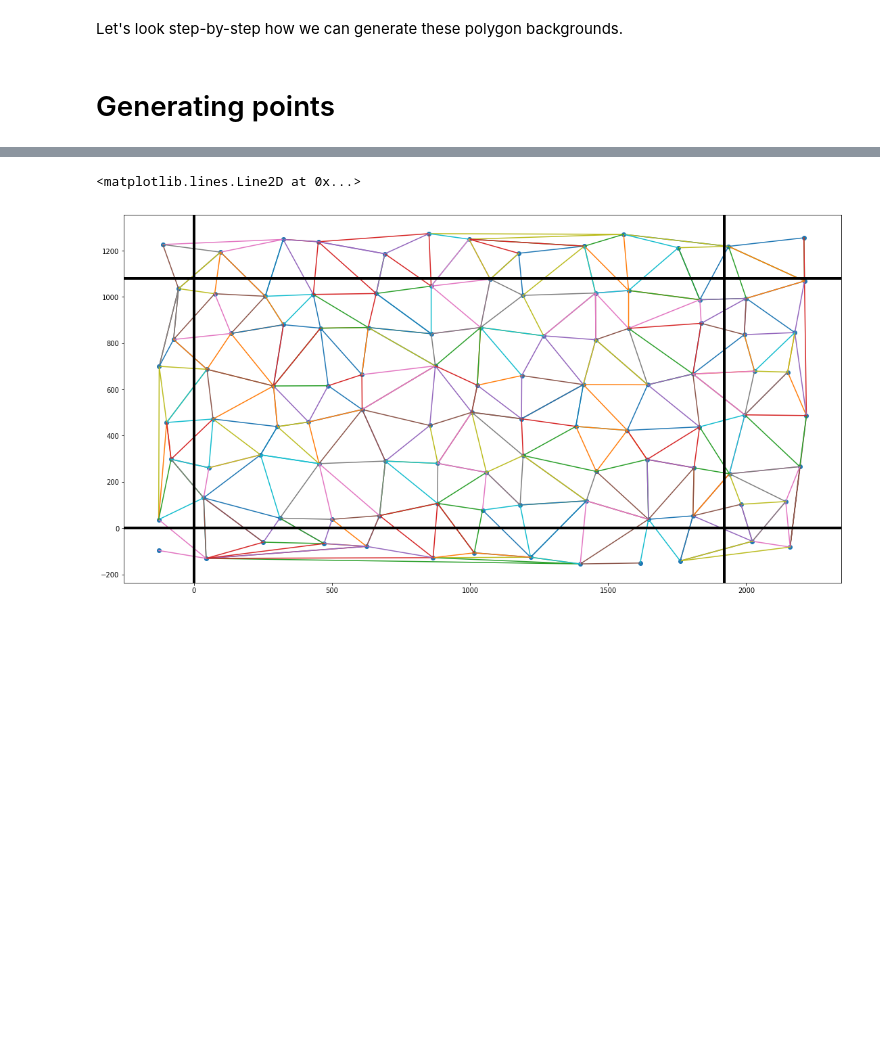
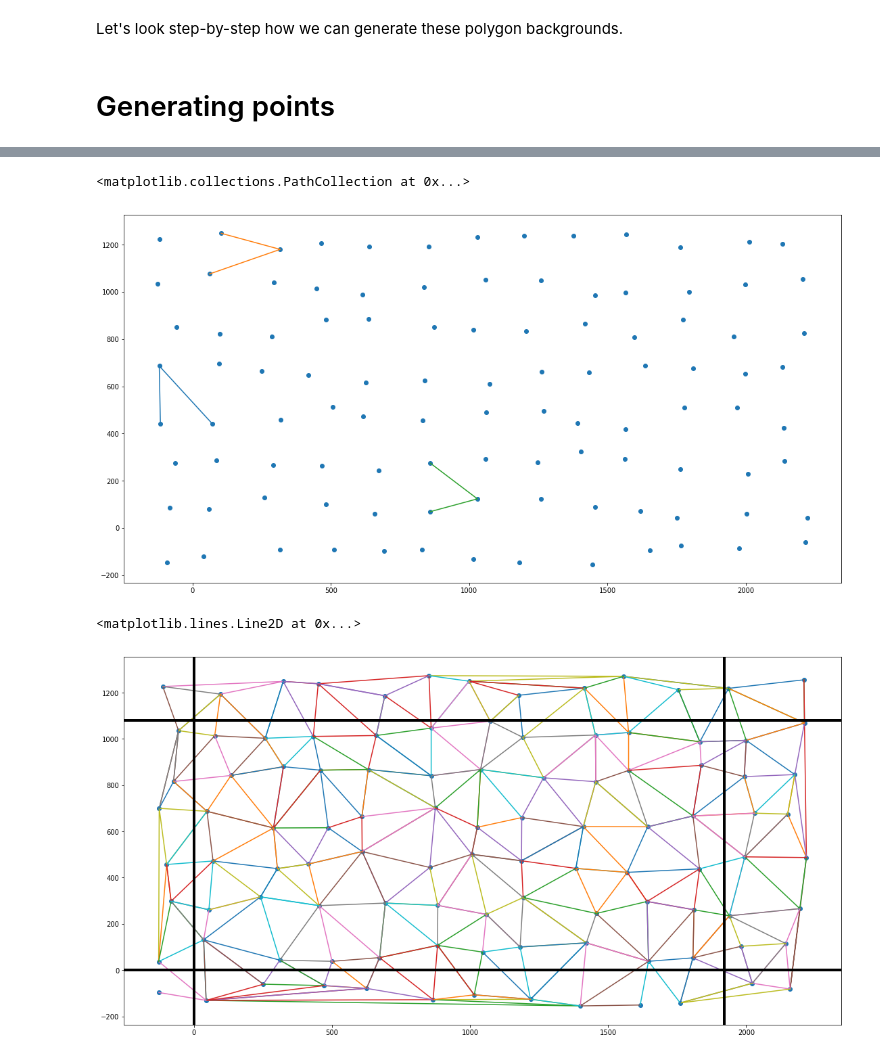
Before and after one commit to mitch-karch/tri, a Jupyter notebook: Explanation.ipynb, the cells around one changed output, grey strips where cells are left out. Drawn from its saved outputs; the diff is of its cells as text; code cells hidden in the pictures; blank space fills up the shorter version.

```diff
--- a/Explanation.ipynb
+++ b/Explanation.ipynb
@@ -66,3 +76,19 @@ from matplotlib.patches import Polygon
+# %%
+fig = plt.figure(figsize=(19,10))
+
+point = samplePoints[tri][5]
+plt.plot(point[:, 0],point[:, 1])
+
+point = samplePoints[tri][25]
+plt.plot(point[:, 0],point[:, 1])
+
+point = samplePoints[tri][55]
+plt.plot(point[:, 0],point[:, 1])
+
+plt.scatter(samplePoints[:,0], samplePoints[:,1])
+# %% [output]
+<matplotlib.collections.PathCollection at 0x...>
+[figure, added]
 # %%
 fig = plt.figure(figsize=(19,10))
 for point in samplePoints[tri]:
```
Also changed, not shown: parts of 11 cells of this notebook.
